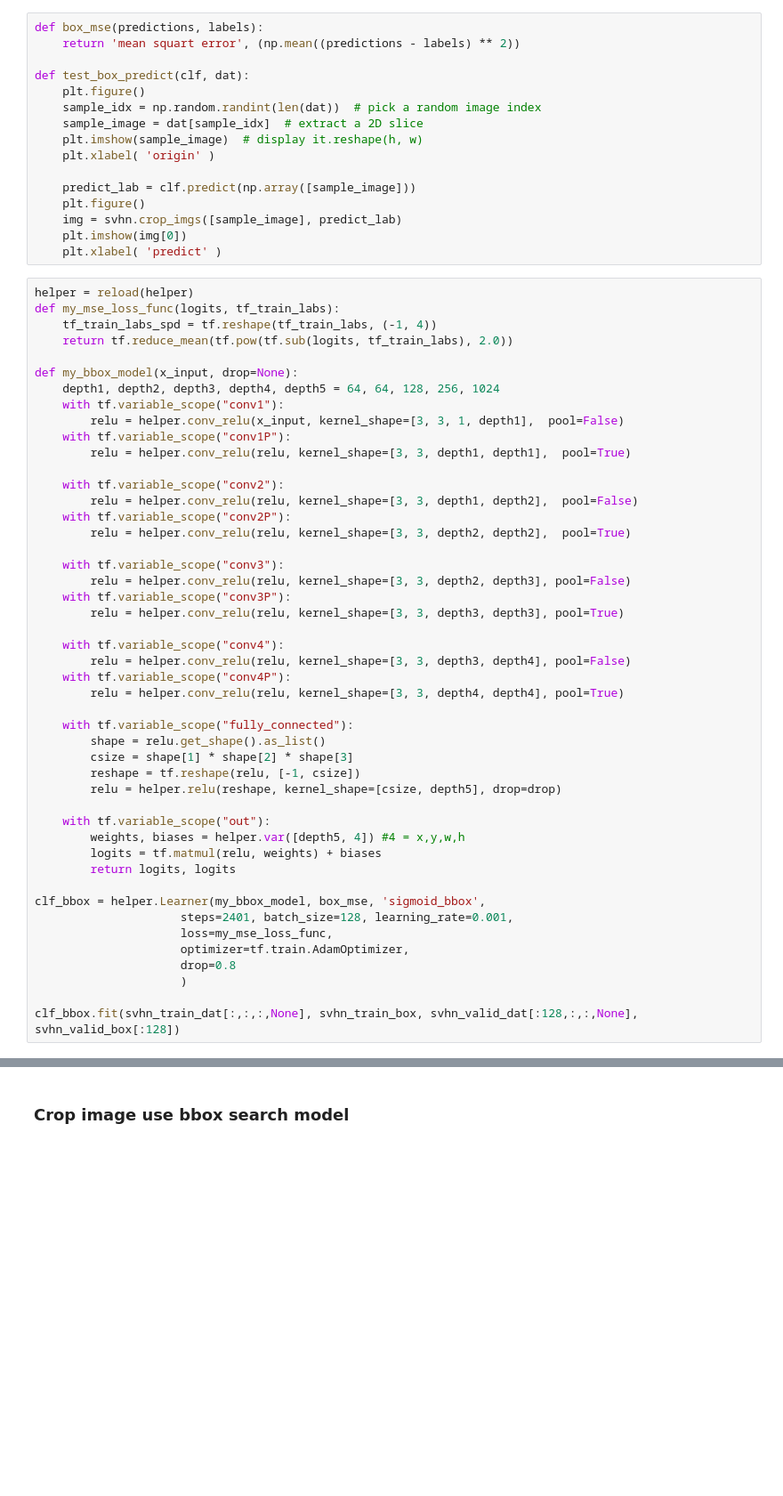
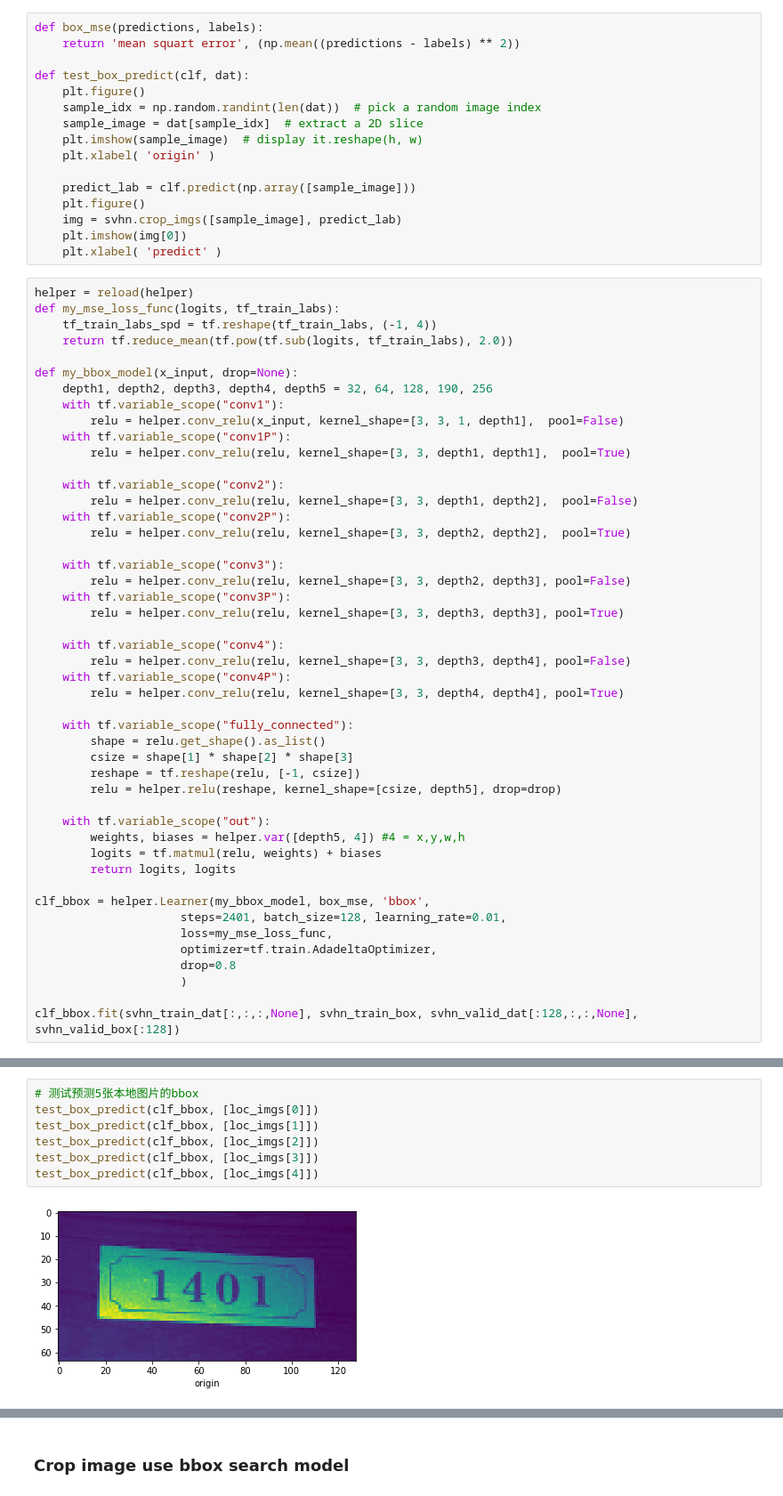
Before and after one commit to Heerozh/machine-learning, a Jupyter notebook: projects/digit_recognition/digit_recognition - softmax ver.ipynb, the cells around one changed output, grey strips where cells are left out. Shown: that part at 89% size. Cells and saved outputs as stored; diff of their text form; blank space fills up the shorter version.

```diff
--- a/projects/digit_recognition/digit_recognition - softmax ver.ipynb
+++ b/projects/digit_recognition/digit_recognition - softmax ver.ipynb
@@ -588,7 +504,7 @@ def my_mse_loss_func(logits, tf_train_labs):
     return tf.reduce_mean(tf.pow(tf.sub(logits, tf_train_labs), 2.0))
 
 def my_bbox_model(x_input, drop=None):
-    depth1, depth2, depth3, depth4, depth5 = 64, 64, 128, 256, 1024
+    depth1, depth2, depth3, depth4, depth5 = 32, 64, 128, 190, 256
     with tf.variable_scope("conv1"):
         relu = helper.conv_relu(x_input, kernel_shape=[3, 3, 1, depth1],  pool=False)
     with tf.variable_scope("conv1P"):
@@ -620,10 +536,10 @@ def my_bbox_model(x_input, drop=None):
         logits = tf.matmul(relu, weights) + biases
         return logits, logits
 
-clf_bbox = helper.Learner(my_bbox_model, box_mse, 'sigmoid_bbox',
-                     steps=2401, batch_size=128, learning_rate=0.001,
+clf_bbox = helper.Learner(my_bbox_model, box_mse, 'bbox',
+                     steps=2401, batch_size=128, learning_rate=0.01,
                      loss=my_mse_loss_func,
-                     optimizer=tf.train.AdamOptimizer,
+                     optimizer=tf.train.AdadeltaOptimizer,
                      drop=0.8
                      )
 
@@ -654,0 +570,9 @@ test_box_predict(clf_bbox, [img2])
+# %%
+# 测试预测5张本地图片的bbox
+test_box_predict(clf_bbox, [loc_imgs[0]])
+test_box_predict(clf_bbox, [loc_imgs[1]])
+test_box_predict(clf_bbox, [loc_imgs[2]])
+test_box_predict(clf_bbox, [loc_imgs[3]])
+test_box_predict(clf_bbox, [loc_imgs[4]])
+# %% [output]
+[figure, added]
```
Also changed, not shown: parts of 37 cells of this notebook.
